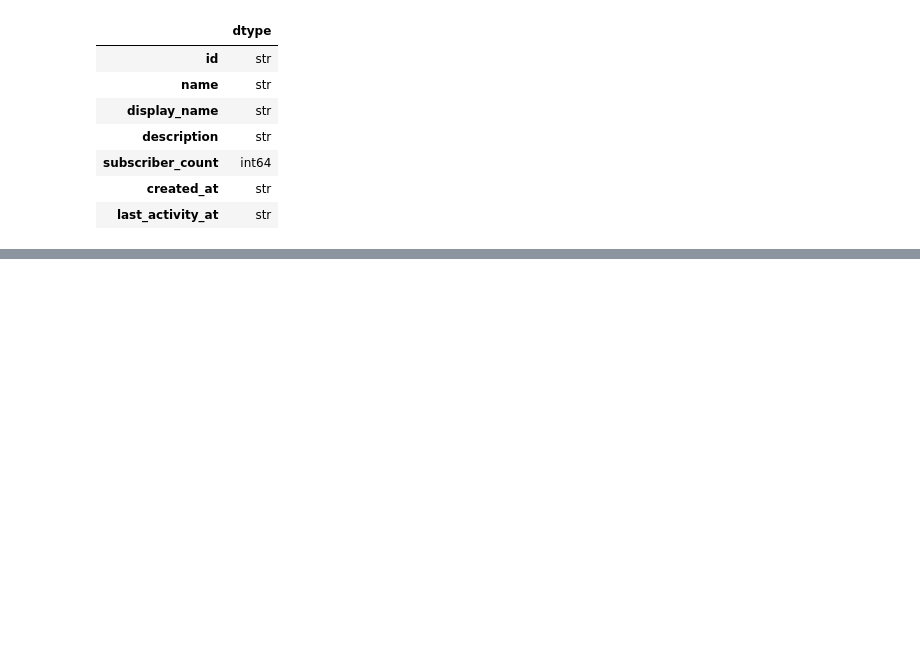
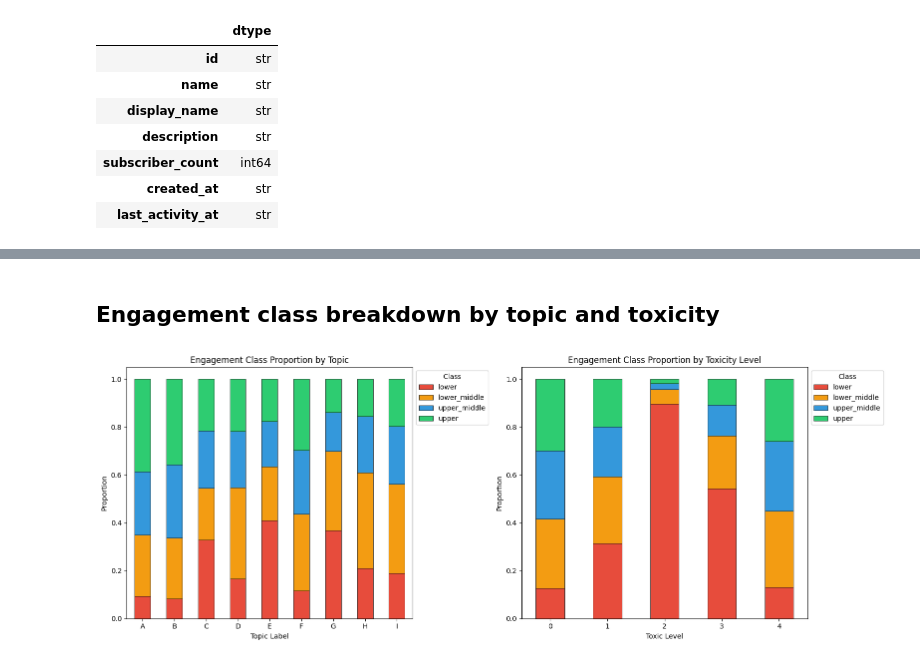
Before and after one commit to NeagDolph/CS4120_moltbook_sentiment_analysis, a Jupyter notebook: notebooks/moltbook_eda.ipynb, the cells around one changed output, grey strips where cells are left out. Cells and saved outputs as stored; diff of their text form; code cells hidden in the pictures; blank space fills up the shorter version.

```diff
--- a/notebooks/moltbook_eda.ipynb
+++ b/notebooks/moltbook_eda.ipynb
@@ -265,0 +449,29 @@ submolts shape: (12209, 7)
+# %% [markdown]
+## Engagement class breakdown by topic and toxicity
+# %%
+fig, axes = plt.subplots(1, 2, figsize=(16, 6))
+
+# by topic_label
+ct_topic = pd.crosstab(prep["topic_label"], prep["engagement_class"], normalize="index")
+ct_topic = ct_topic.reindex(columns=class_order)
+ct_topic.plot.bar(stacked=True, color=colors, ax=axes[0], edgecolor="black", linewidth=0.5)
+axes[0].set_title("Engagement Class Proportion by Topic")
+axes[0].set_xlabel("Topic Label")
+axes[0].set_ylabel("Proportion")
+axes[0].legend(title="Class", bbox_to_anchor=(1.0, 1.0))
+axes[0].tick_params(axis="x", rotation=0)
+
+# by toxic_level
+ct_toxic = pd.crosstab(prep["toxic_level"], prep["engagement_class"], normalize="index")
+ct_toxic = ct_toxic.reindex(columns=class_order)
+ct_toxic.plot.bar(stacked=True, color=colors, ax=axes[1], edgecolor="black", linewidth=0.5)
+axes[1].set_title("Engagement Class Proportion by Toxicity Level")
+axes[1].set_xlabel("Toxic Level")
+axes[1].set_ylabel("Proportion")
+axes[1].legend(title="Class", bbox_to_anchor=(1.0, 1.0))
+axes[1].tick_params(axis="x", rotation=0)
+
+plt.tight_layout()
+plt.show()
+# %% [output]
+[figure, added]
```
Also changed, not shown: parts of 25 cells of this notebook, 6 other files.
